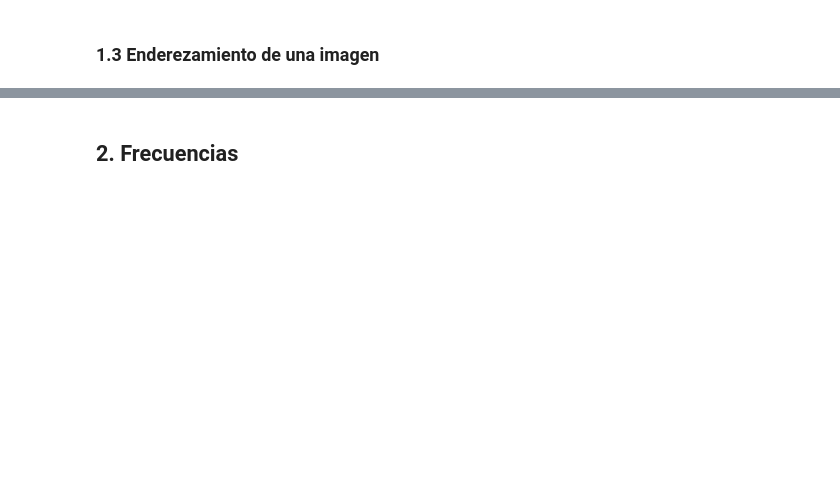
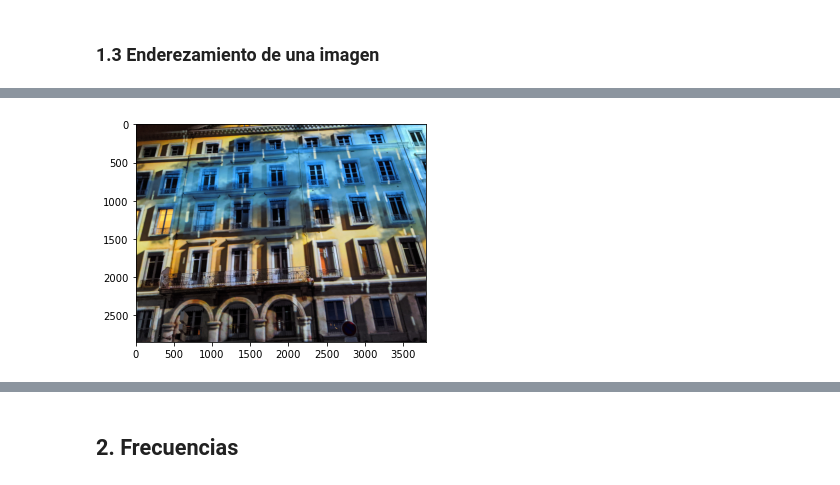
Before and after one commit to juanksRuiz/Vision_por_computador, a Jupyter notebook: Proyecto1B/Proyecto1B.ipynb, the cells around one changed output, grey strips where cells are left out. Saved outputs shown, nothing was run; the diff lists cells and outputs as text; code cells hidden in the pictures; blank space fills up the shorter version.

```diff
--- a/Proyecto1B/Proyecto1B.ipynb
+++ b/Proyecto1B/Proyecto1B.ipynb
@@ -40,3 +116,11 @@ Finalmente, elija la rotación con el número máximo de bordes horizontales y v
 
 También muestre su resultado en 3 imágenes más de su elección, de las cuales al menos una debería ser un caso de falla. Para cada imagen, debe mostrar la imagen original, la imagen enderezada y sus histogramas de orientación.
 Pruebe a ver si puede mejorar su resultado tal vez usando el dominio de Fourier (esto es opcional extra).
+# %%
+DIR_IMAGES = "images2"
+casa = io.imread(os.path.join(DIR_IMAGES, "facade.jpg"))
+casa = skimage.util.img_as_float(casa)
+# %%
+plt.imshow(casa);
+# %% [output]
+[figure, added]
```
Also changed, not shown: parts of 57 cells of this notebook, 6 other files.
